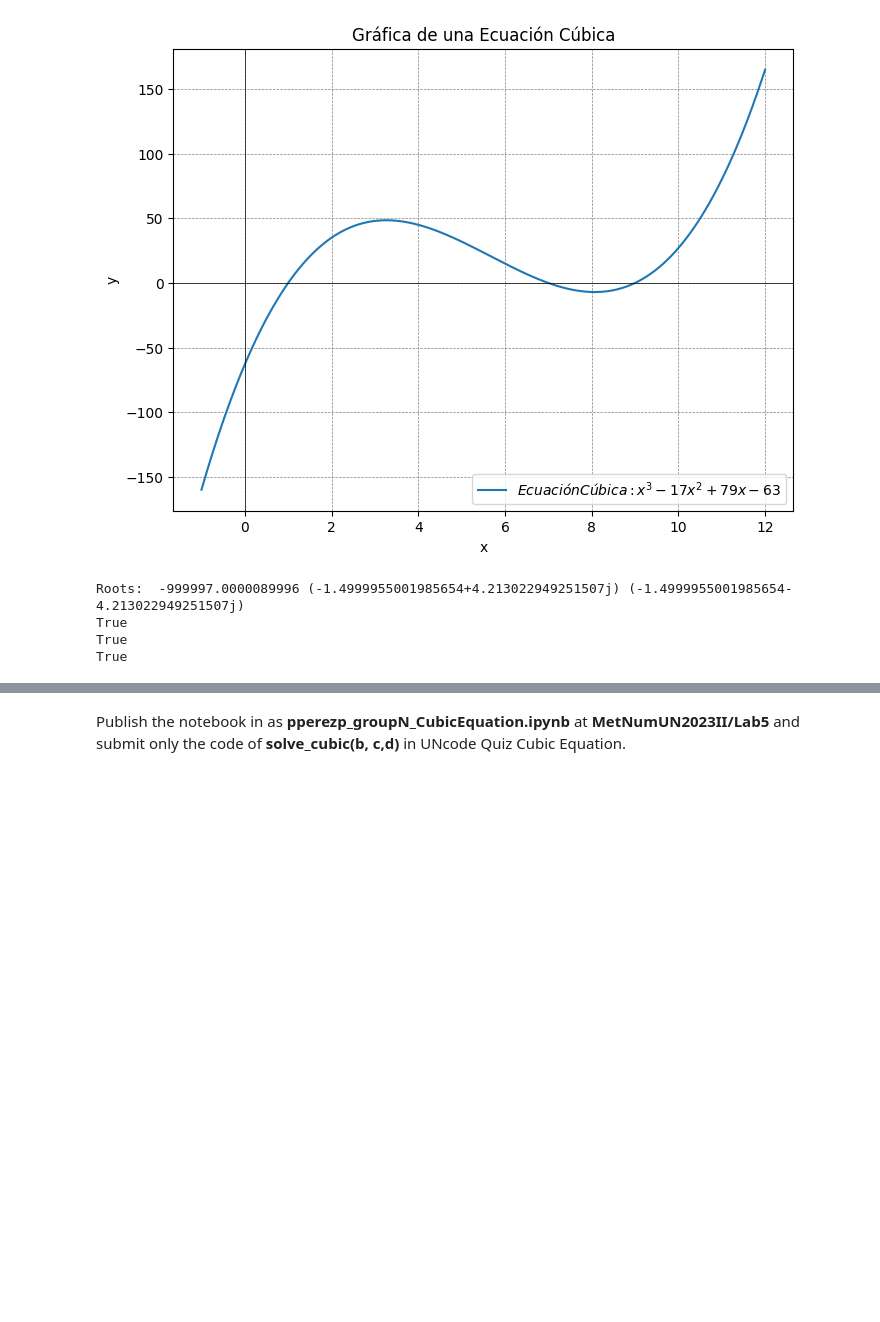
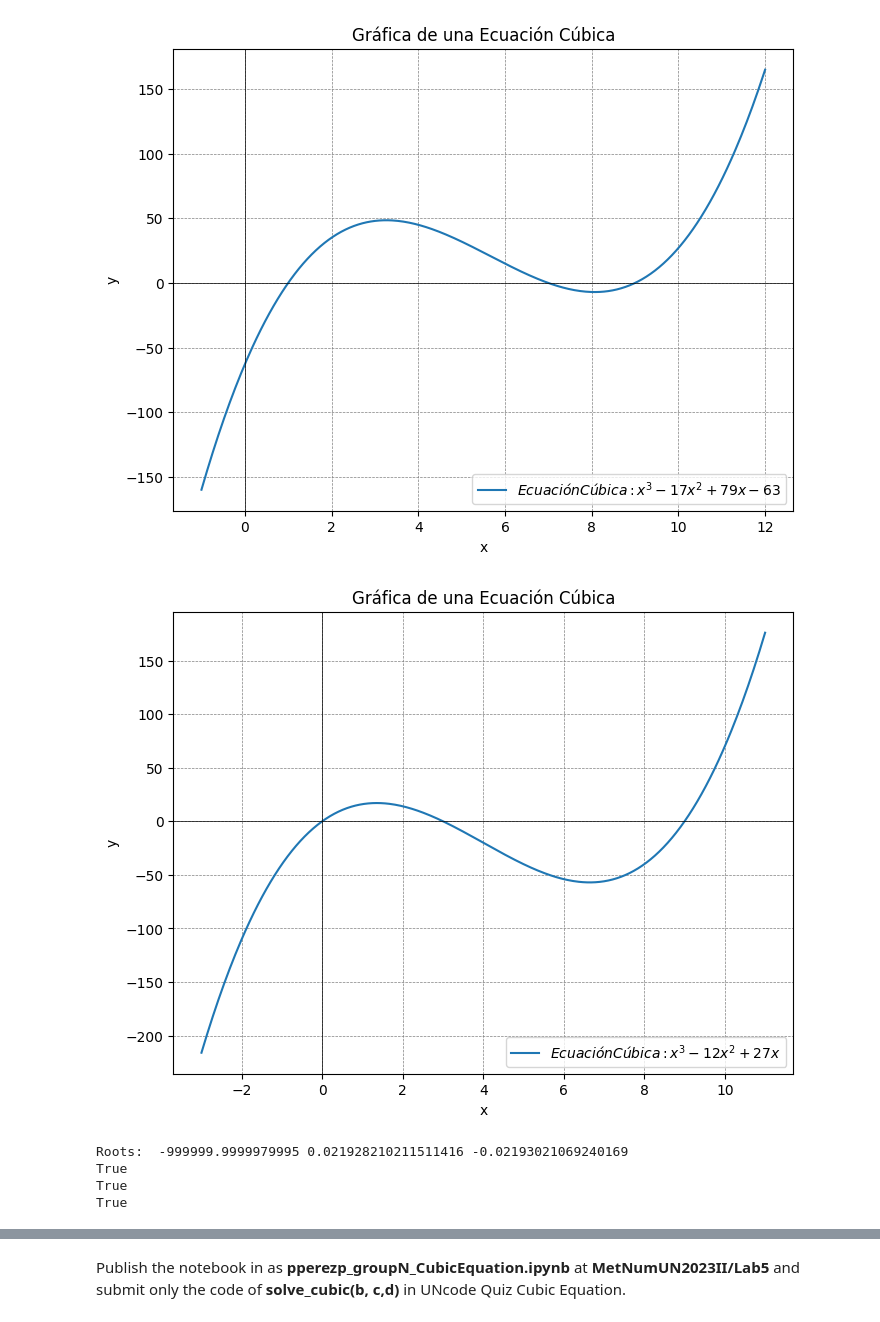
Before and after one commit to JavierTarazona06/MetNumUN2023II, a Jupyter notebook: Lab5/jtarazonaj_group20_CuibicEquation.ipynb, the cells around one changed output, grey strips where cells are left out. Cells and saved outputs as stored; diff of their text form; code cells hidden in the pictures; blank space fills up the shorter version.

```diff
--- a/Lab5/jtarazonaj_group20_CuibicEquation.ipynb
+++ b/Lab5/jtarazonaj_group20_CuibicEquation.ipynb
@@ -150,6 +167,10 @@ plot_cubic(1,3,-4, -6, 6)
 plot_cubic(-17,79,-63, -1, 12)
 # %% [output]
 [figure]
+# %%
+plot_cubic(-12,27,0, -3, 11)
+# %% [output]
+[figure, added]
 # %%
 def aprox(a):
   a_r = round(a)
@@ -255,7 +276,7 @@ def solve_cubic(b, c, d):
           x2 = x1
           x3 = x2
         else:
-          #print("Entró al 2")
+          #print("Entró al 2.2")
           phi = math.acos(-(R/((-Q) ** (3/2))))
           #print("phi: ", phi)
           Qn = -2 * ((-Q) ** (1/2))
@@ -279,22 +300,22 @@ def solve_cubic(b, c, d):
         x3 = Qn * math.cos((phi+(4*math.pi))/3) - (b/3)
         x3 = aprox(x3)
 
-    '''if ((allclose(cubic(var['b'],var['c'],var['d'],x1), 0.0) and allclose(cubic(var['b'],var['c'],var['d'],x2), 0.0) and  allclose(cubic(var['b'],var['c'],var['d'],x3), 0.0)) == False):
+    if ((allclose(cubic(var['b'],var['c'],var['d'],x1), 0.0) and allclose(cubic(var['b'],var['c'],var['d'],x2), 0.0) and  allclose(cubic(var['b'],var['c'],var['d'],x3), 0.0)) == False):
       coefficients = [1, b, c, d]
-      x1, x2, x3 = np.roots(coefficients)'''
+      x1, x2, x3 = np.roots(coefficients)
 
     return x1, x2, x3
 
 b = 1000000
-c = 3000002
-d = 20000000
+c = 2
+d = 1
 x1, x2, x3 = solve_cubic(b,c,d)
 print("Roots: ", x1, x2, x3)
 print(allclose(cubic(b,c,d,x1), 0.0))
 print(allclose(cubic(b,c,d,x2), 0.0))
 print(allclose(cubic(b,c,d,x3), 0.0))
 # %% [output]
-Roots:  -999997.0000089996 (-1.4999955001985654+4.213022949251507j) (-1.4999955001985654-4.213022949251507j)
+Roots:  -999999.9999979995 0.021928210211511416 -0.02193021069240169
 True
 True
 True
```
Also changed, not shown: parts of 5 cells of this notebook.
